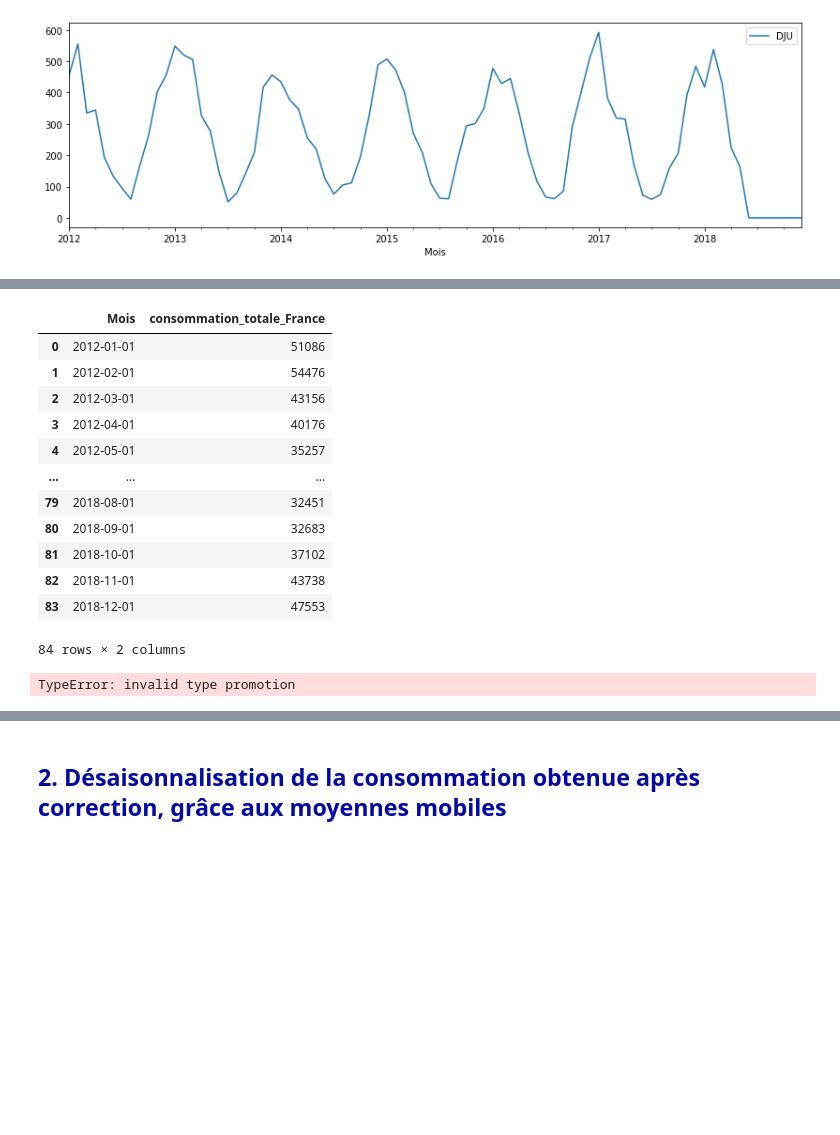
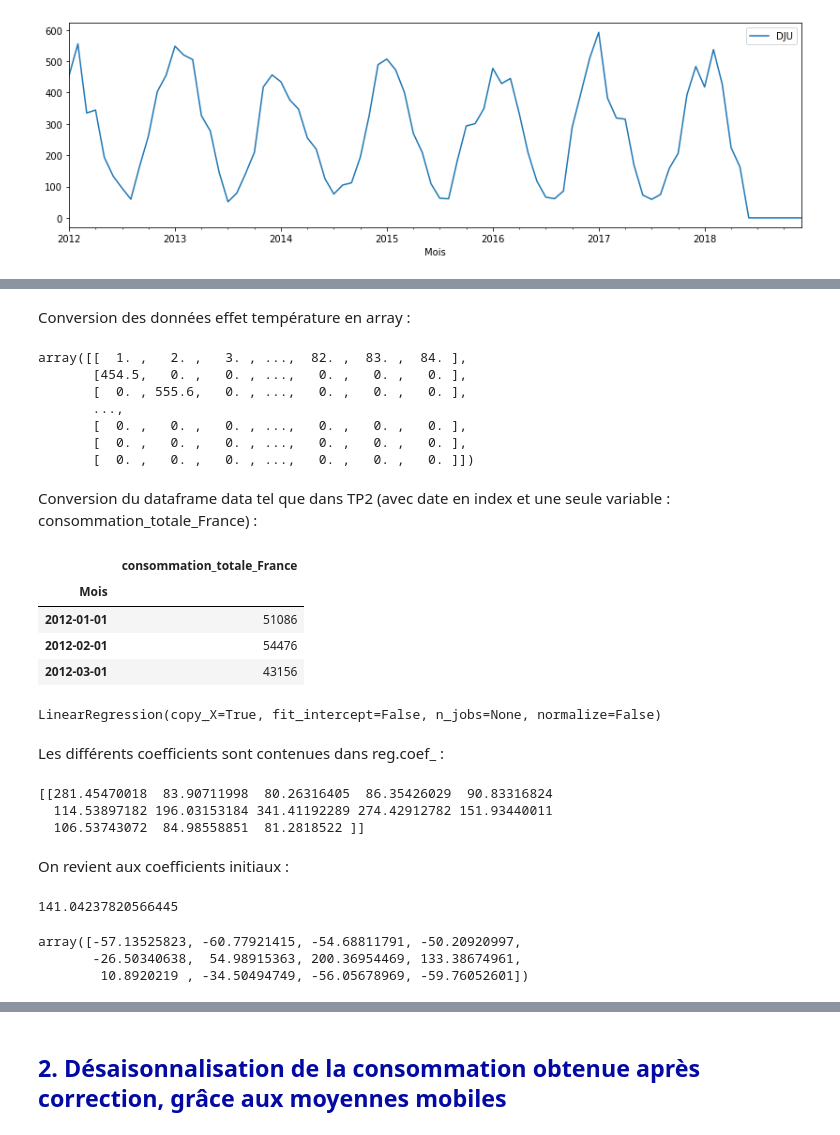
Before and after one commit to MattSioll/DataAnalyst, a Jupyter notebook: Projet 9/P9_01_code.ipynb, the cells around one changed output, grey strips where cells are left out. Drawn from its saved outputs; the diff is of its cells as text; code cells hidden in the pictures; blank space fills up the shorter version.

```diff
--- a/Projet 9/P9_01_code.ipynb
+++ b/Projet 9/P9_01_code.ipynb
@@ -147,25 +118,59 @@ array([[454.5, 555.6, 334.9, 344.4, 192.8, 133.3,  95.3,  59.6, 165.5,
+# %% [markdown]
+Conversion des données effet température en array :
+# %%
+Array = Dju_chauffage[Dju_chauffage['Unnamed: 0']>2011]
+Array = Array.drop(columns=['TOTAL','Unnamed: 0'])
+
+Array_2012 = np.diag(Array[Array.index==2].values[0])
+Array_2013 = np.diag(Array[Array.index==3].values[0])
+Array_2014 = np.diag(Array[Array.index==4].values[0])
+Array_2015 = np.diag(Array[Array.index==5].values[0])
+Array_2016 = np.diag(Array[Array.index==6].values[0])
+Array_2017 = np.diag(Array[Array.index==7].values[0])
+Array_2018 = np.diag(Array[Array.index==8].values[0])
+
+Array_def = np.hstack((Array_2012, Array_2013,Array_2014, Array_2015,Array_2016, Array_2017,Array_2018))
+
+#Il y a 84 périodes de janvier 2012 à décembre 2018 :
+t=list(range(1, 85))
+
+Array_def = np.vstack((t,Array_def))
+
+Array_def
+# %% [output]
+array([[  1. ,   2. ,   3. , ...,  82. ,  83. ,  84. ],
+       [454.5,   0. ,   0. , ...,   0. ,   0. ,   0. ],
+       [  0. , 555.6,   0. , ...,   0. ,   0. ,   0. ],
+       ...,
+       [  0. ,   0. ,   0. , ...,   0. ,   0. ,   0. ],
+       [  0. ,   0. ,   0. , ...,   0. ,   0. ,   0. ],
+       [  0. ,   0. ,   0. , ...,   0. ,   0. ,   0. ]])
+# %% [markdown]
+Conversion du dataframe data tel que dans TP2 (avec date en index et une seule variable : consommation_totale_France) :
 # %%
-data =data.drop(columns='DJU')
-
-data
+data =data.drop(columns='DJU')\
+          .set_index('Mois')
+data.head(3)
 # %% [output]
-|  | Mois | consommation_totale_France |
-| 0 | 2012-01-01 | 51086 |
-| 1 | 2012-02-01 | 54476 |
-| 2 | 2012-03-01 | 43156 |
-| 3 | 2012-04-01 | 40176 |
-| 4 | 2012-05-01 | 35257 |
-| ... | ... | ... |
-| 79 | 2018-08-01 | 32451 |
-| 80 | 2018-09-01 | 32683 |
-| 81 | 2018-10-01 | 37102 |
-| 82 | 2018-11-01 | 43738 |
-| 83 | 2018-12-01 | 47553 |
+|  | consommation_totale_France |
+| Mois |  |
+| 2012-01-01 | 51086 |
+| 2012-02-01 | 54476 |
+| 2012-03-01 | 43156 |
-84 rows × 2 columns
 # %%
 from sklearn import linear_model
 
 reg = linear_model.LinearRegression(fit_intercept=False)
-reg.fit(DjuArray.transpose(), data)
+reg.fit(Array_def.transpose(), data)
 # %% [output]
-TypeError: invalid type promotion
+LinearRegression(copy_X=True, fit_intercept=False, n_jobs=None, normalize=False)
+# %% [markdown]
+Les différents coefficients sont contenues dans reg.coef_ :
+# %%
+print(reg.coef_)
+# %% [output]
+[[281.45470018  83.90711998  80.26316405  86.35426029  90.83316824
+  114.53897182 196.03153184 341.41192289 274.42912782 151.93440011
+  106.53743072  84.98558851  81.2818522 ]]
+# %% [markdown]
+On revient aux coefficients initiaux :
@@ -171,0 +181,10 @@ TypeError: invalid type promotion
+# %%
+a
+# %% [output]
+141.04237820566445
+# %%
+c
+# %% [output]
+array([-57.13525823, -60.77921415, -54.68811791, -50.20920997,
+       -26.50340638,  54.98915363, 200.36954469, 133.38674961,
+        10.8920219 , -34.50494749, -56.05678969, -59.76052601])
```
Also changed, not shown: parts of 33 cells of this notebook, 2 other files.
